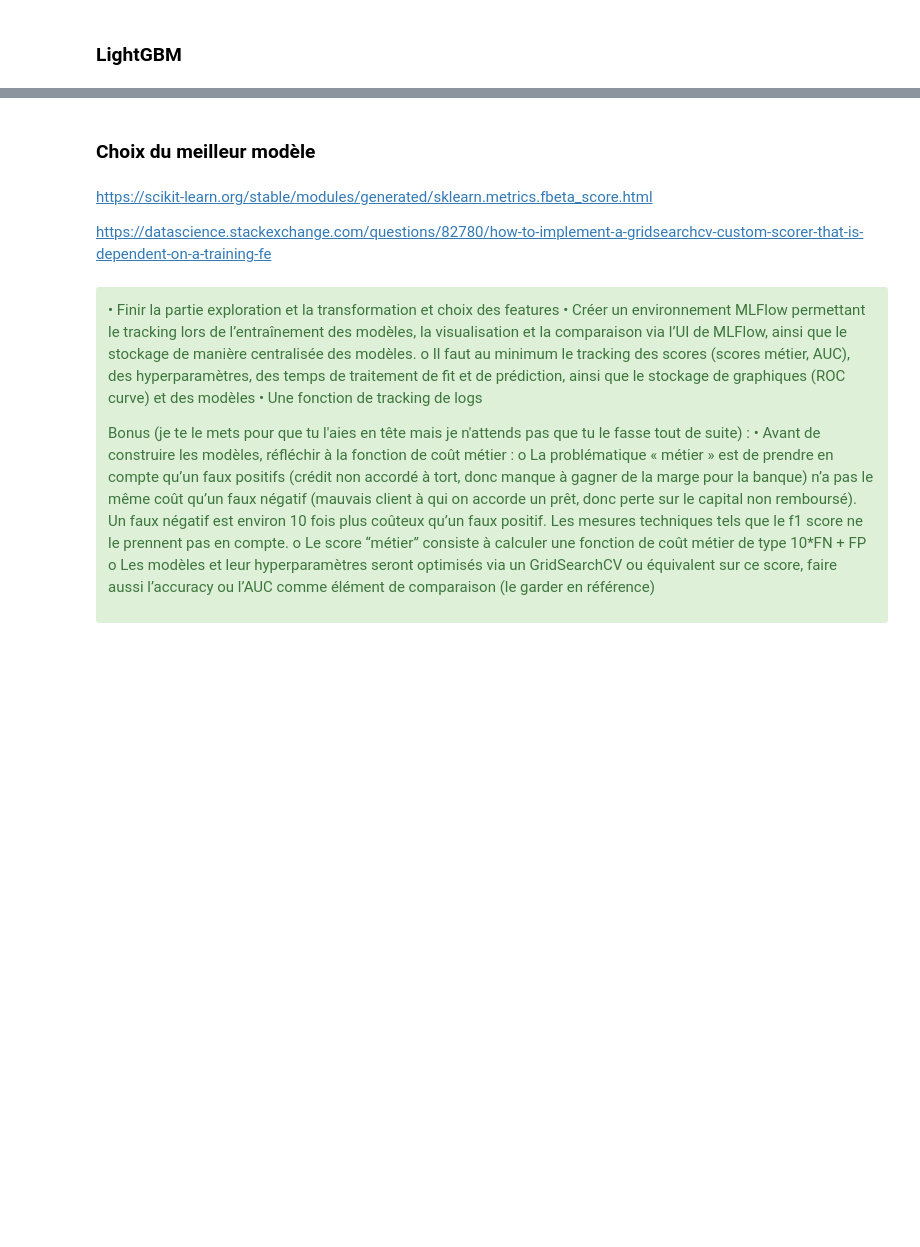
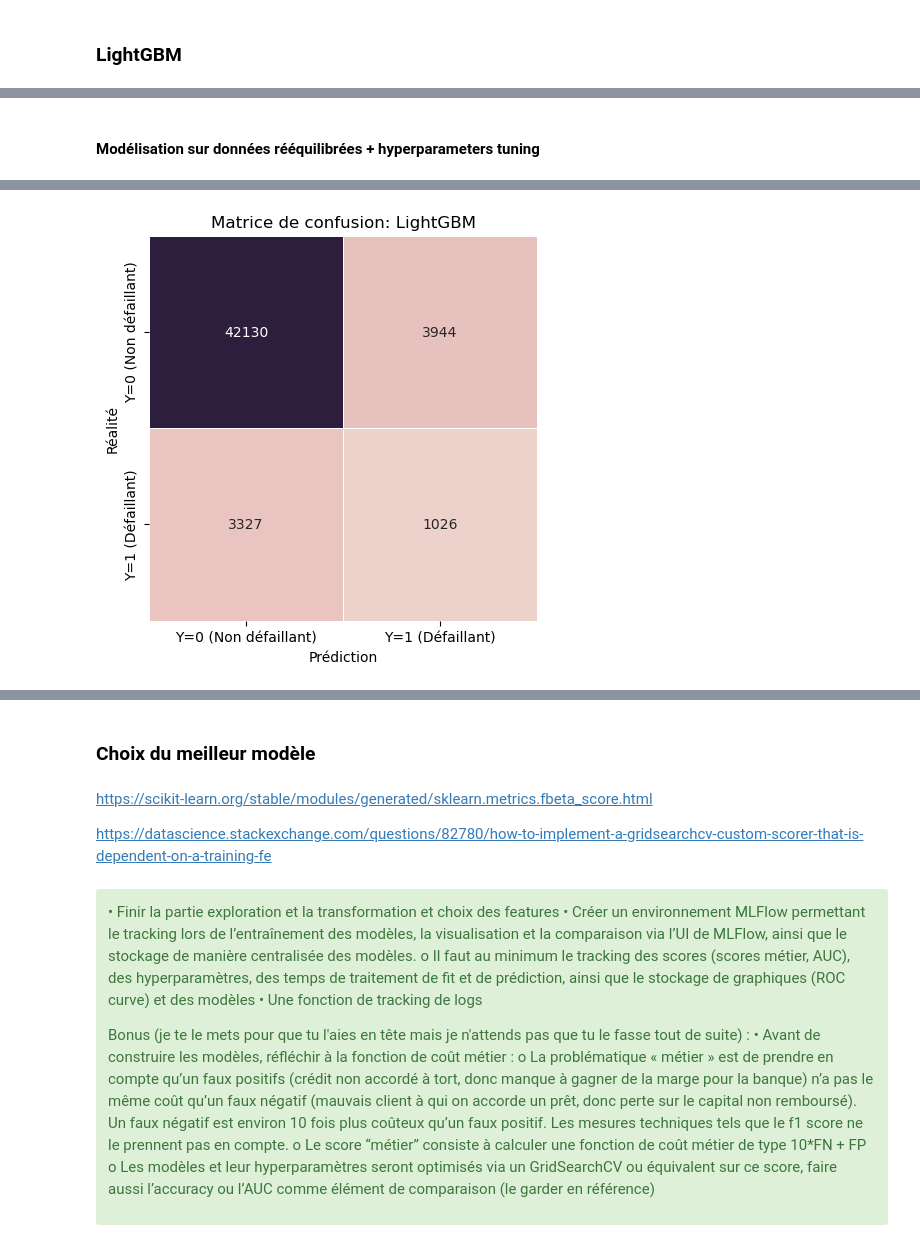
Before and after one commit to Milie-Mimi/OC_DS_Project7_, a Jupyter notebook: GROSCHENE_Emilie_2_model_032023.ipynb, the cells around one changed output, grey strips where cells are left out. Saved outputs shown, nothing was run; the diff lists cells and outputs as text; code cells hidden in the pictures; blank space fills up the shorter version.

Commit message:
Hyperparameter tuning Lgb

```diff
--- a/GROSCHENE_Emilie_2_model_032023.ipynb
+++ b/GROSCHENE_Emilie_2_model_032023.ipynb
@@ -737,0 +731,15 @@ print(f"Temps d'entrainement: {stop_Lgbm:.2f}")
+# %% [markdown]
+#### Modélisation sur données rééquilibrées + hyperparameters tuning
+# %%
+lgb_smote1, df_lgb_smote1 = best_model(model_name = 'LightGBM',
+                                    model = LGBMClassifier(random_state = 42),
+                                    xtrain = X_train,
+                                    numeric_features = feats_lgb,
+                                    numeric_transformer = StandardScaler(),
+                                    ytrain = y_train,
+                                    params = {"classifier__ n_estimators": [10, 50, 100, 500, 1000, 5000],},
+                                    scoring = make_scorer(score_metier),
+                                    xtest = X_test,
+                                    ytest = y_test,
+                                    oversampling_strategy = 0.1, undersampling_strategy = 0.5, balanced = True)
+# %% [output]
@@ -737,0 +763 @@ print(f"Temps d'entrainement: {stop_Lgbm:.2f}")
+[figure, added]
```
Also changed, not shown: parts of 41 cells of this notebook.
